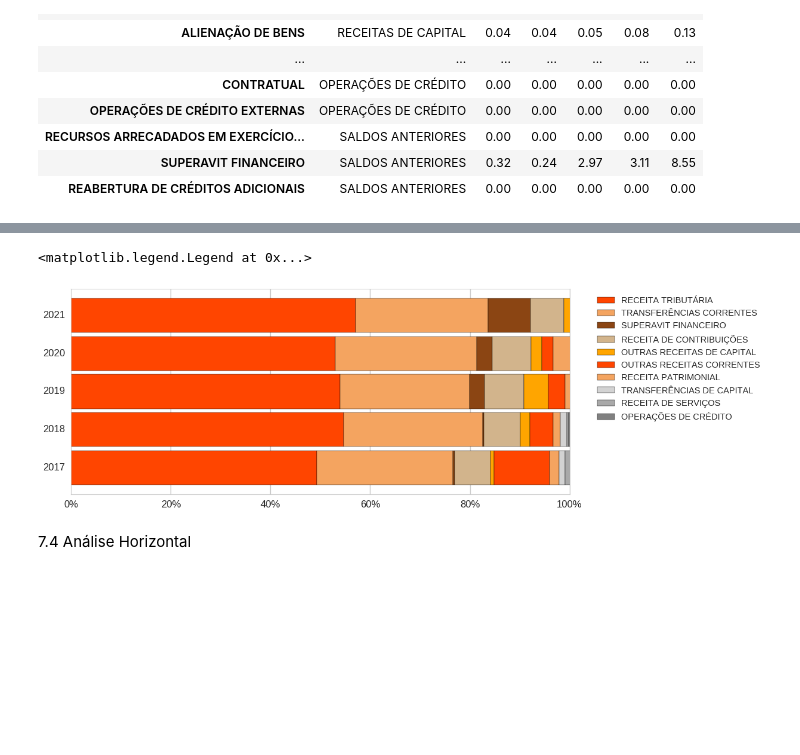
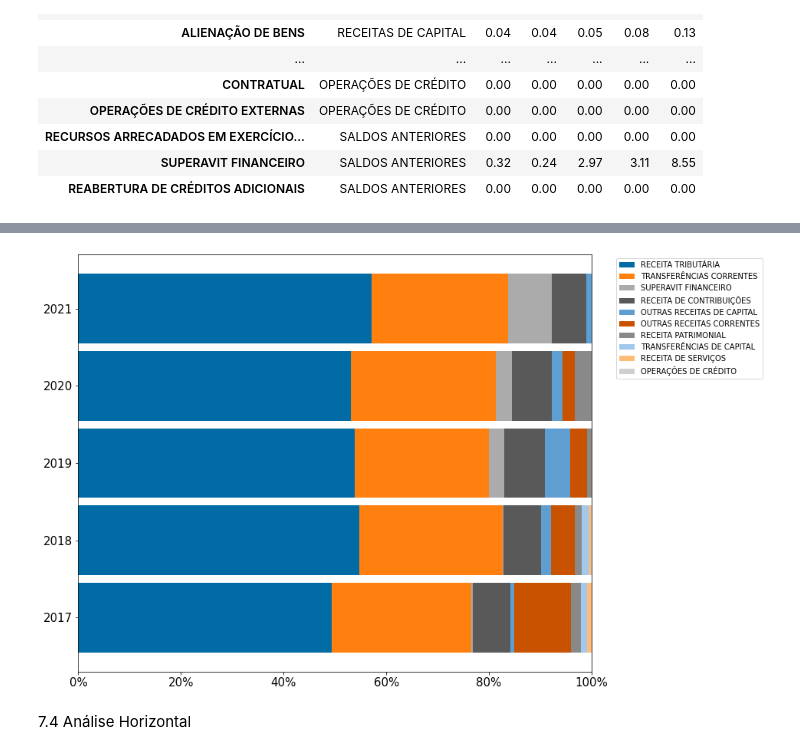
Before and after one commit to carolfazani/orcamento_sp, a Jupyter notebook: Preparando_os_dados.ipynb, the cells around one changed output, grey strips where cells are left out. Cells and saved outputs as stored; diff of their text form; code cells hidden in the pictures; blank space fills up the shorter version.

```diff
--- a/Preparando_os_dados.ipynb
+++ b/Preparando_os_dados.ipynb
@@ -665,8 +665,8 @@ Name: RECEITA TRIBUTÁRIA, dtype: float64
 #colors = [ '#092b5a', '#09738a', '#78a890',  '#9ed1b7']
 colors = ['#9ed1b7', '#78a890',  '#09738a', '#092b5a']
 #colors = colors.reverse()
-
-querycorrente.plot(kind="bar",stacked=True,figsize=(10,8), color= colors )
+plt.style.use('tableau-colorblind10')
+querycorrente.plot(kind="bar",stacked=True,figsize=(10,8)) #, color= colors
 plt.legend(bbox_to_anchor=(1.04,1), loc="upper left")
 plt.xticks(rotation=360)
 plt.ticklabel_format(style='sci',axis='y',scilimits=(9,9))
@@ -674,4 +674,5 @@ plt.ylabel('R$ Bilhões')
 plt.xlabel('Ano')
 plt.title('Receitas Correntes')
 #plt.style.use('seaborn-talk')
+plt.savefig('corrente.png', transparent = True, bbox_inches='tight')
 # %% [output]
@@ -756,0 +788,8 @@ querysaldos.plot(kind="bar",stacked=True,figsize=(10,8))
+# %%
+querysaldos.plot(kind="bar",stacked=True,figsize=(10,8))
+plt.style.use('tableau-colorblind10')
+plt.ylabel('R$ Bilhões')
+plt.xlabel('Ano')
+plt.title('SALDOS DE EXERCÍCIOS ANTERIORES')
+plt.xticks(rotation=360)
+plt.savefig('grafico7.png', transparent= True, bbox_inches='tight')
@@ -855,26 +896,28 @@ df_av = df_av.drop(columns=['RECEITA AGROPECUÁRIA','OPERAÇÕES DE CRÉDITO INT
 # %%
 
 df_av =df_av.T
-colors = [ 'orangered','sandybrown', 'saddlebrown',  'tan', 'orange',  'orangered','sandybrown', 'lightgray',  'darkgrey', 'grey']
+#colors = [ 'orangered','sandybrown', 'saddlebrown',  'tan', 'orange',  'orangered','sandybrown', 'lightgray',  'darkgrey', 'grey']
 df_av = df_av.sort_values(by=['2021'], ascending=False)
 df_av =df_av.T
 
 
 
-df_av.plot(kind="barh",stacked=True, color=colors,width=0.9, figsize=(12,10))
+
+df_av.plot(kind="barh",stacked=True, width=0.9, figsize=(12,10))
+plt.style.use('tableau-colorblind10')
 plt.xlim(0, 100)
 plt.xticks(fontsize=15)
 
 
 #coloca o sinal %
 current_values = plt.gca().get_xticks()
 plt.gca().set_xticklabels([f'{x.astype(int)}%' for x in current_values])
 
 #coloca a legenda fora dp gráfico
 plt.legend(bbox_to_anchor=(1.04,1), loc="upper left")
+plt.savefig('grafico8.png', transparent= True, bbox_inches='tight')
 # %% [output]
-<matplotlib.legend.Legend at 0x...>
-[figure, old version]
+[figure, new version]
 # %% [markdown]
 7.4 Análise Horizontal
 # %%
```
Also changed, not shown: parts of 17 cells of this notebook.
